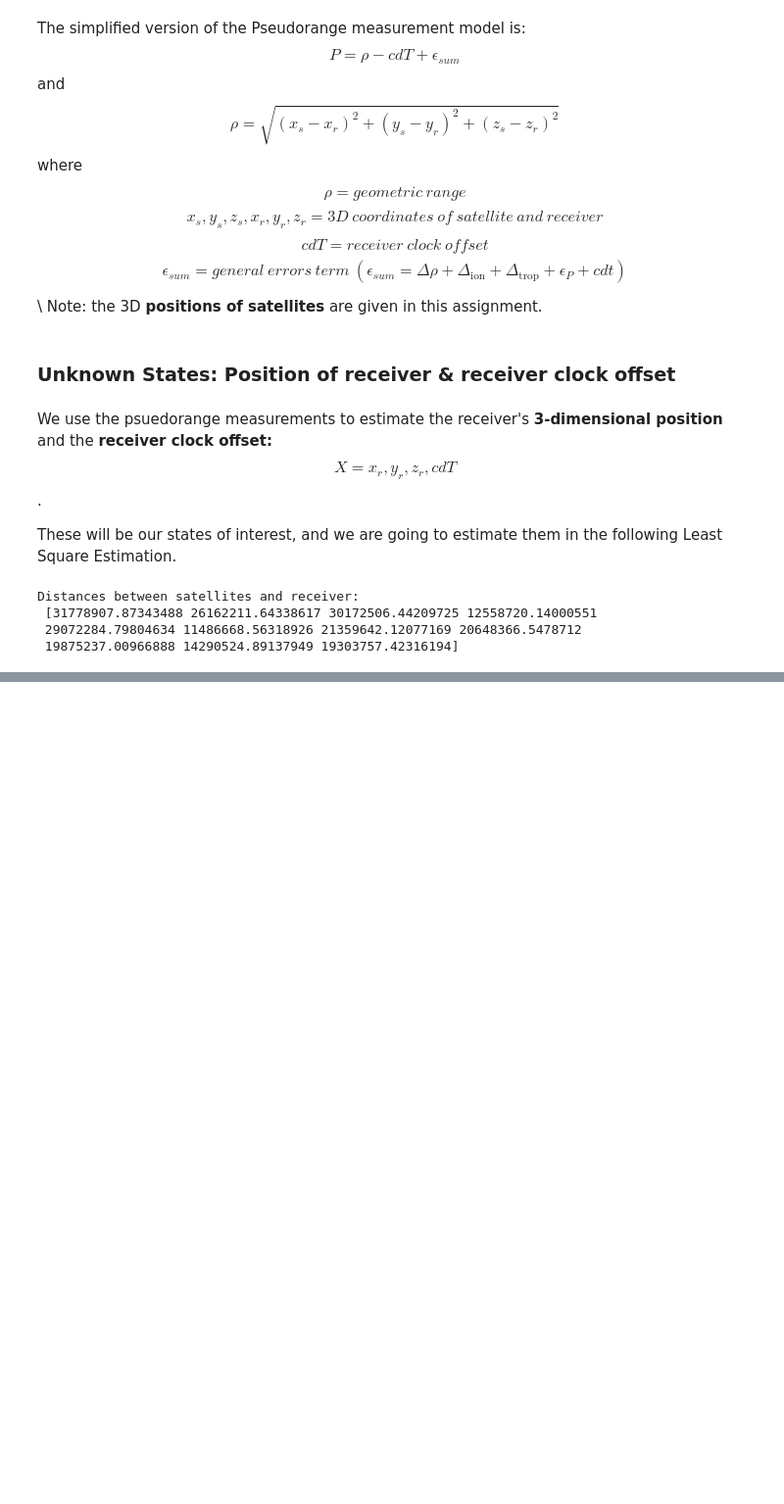
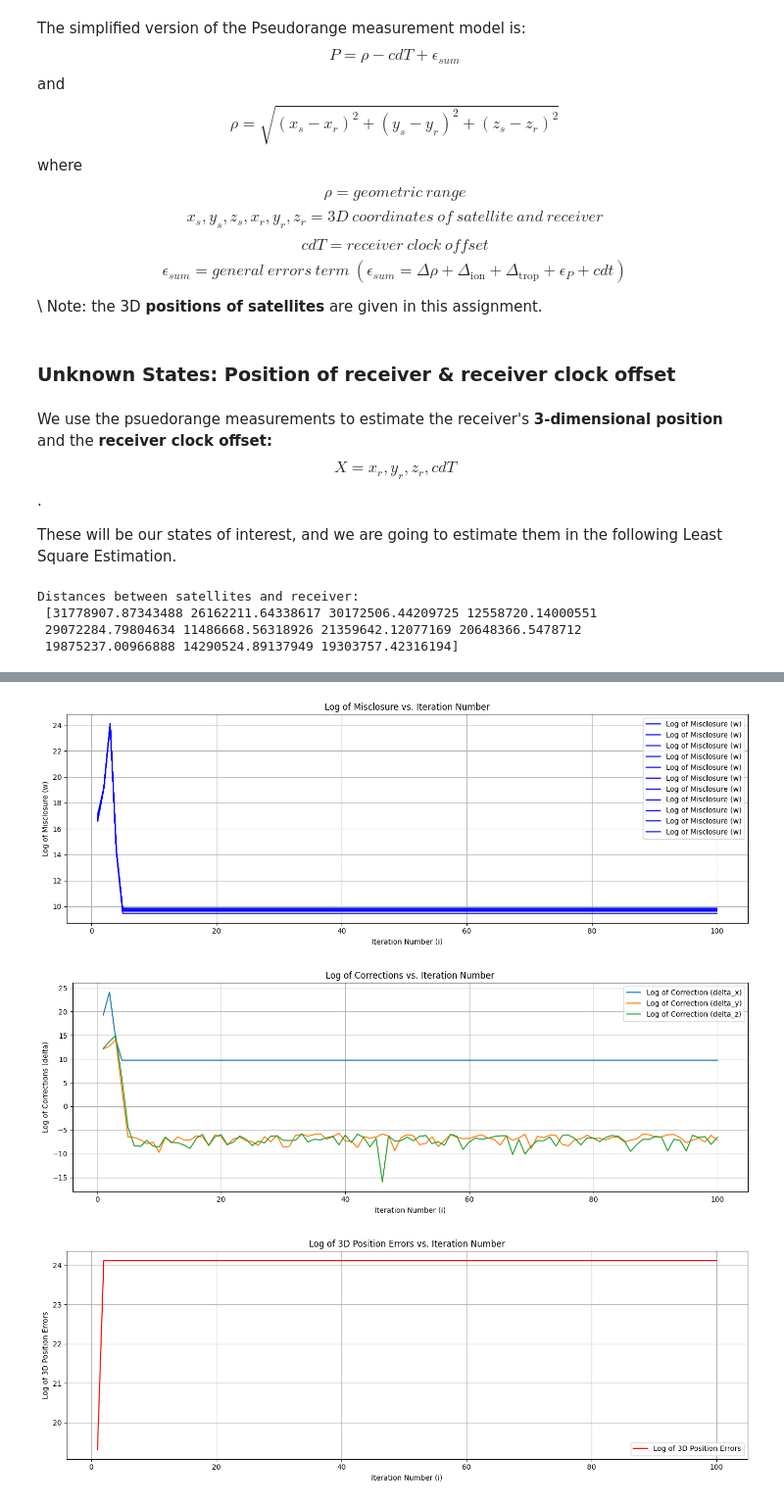
Before and after one commit to dhruvvyas0725/engg680_2024_fall, a Jupyter notebook: Lab Assignment 2/Assignment2.ipynb, the cells around one changed output, grey strips where cells are left out. Shown at 98% size. Saved outputs shown, nothing was run; the diff lists cells and outputs as text; code cells hidden in the pictures; blank space fills up the shorter version.

```diff
--- a/Lab Assignment 2/Assignment2.ipynb
+++ b/Lab Assignment 2/Assignment2.ipynb
@@ -459,8 +459,8 @@ These will be our states of interest, and we are going to estimate them in the f
 # Load the psuedorange measurements and satellites' positions files, store them in the format of numpy array
 # (hint: use pandas library to parse excel files into dataframe first, then convert them to numpy arrays)
 # (1 marks)
-df_pseudorange =pd.read_excel("/content/pseudoranges.xlsx")
-df_sat_pos =pd.read_excel("/content/satellite_position.xlsx")
+df_pseudorange =pd.read_excel('/pseudoranges.xlsx')
+df_sat_pos =pd.read_excel("/satellite_position.xlsx")
 
 pseudorange=df_pseudorange.to_numpy()
 sat_pos =df_sat_pos.to_numpy()
@@ -628,14 +712,47 @@ after the LSE convergence to the console.
 # %%
 # step 12
 # Using the imported matplotlib, plot the following (3 marks in total). Make sure to include proper axes information, legend, grid lines and title.
-
+arr_i = np.array(arr_i)
+arr_w = np.array(arr_w)
+arr_delta = np.array(arr_delta)
+arr_err_pos = np.array(arr_err_pos)
 # 1. Plot log of the misclosure w against the LSQ iteration number i
 # (1 marks)
+plt.figure(figsize=(14, 5))
+plt.plot(arr_i, np.log(np.abs(arr_w)), label='Log of Misclosure (w)', color='blue')
+plt.xlabel('Iteration Number (i)')
+plt.ylabel('Log of Misclosure (w)')
+plt.title('Log of Misclosure vs. Iteration Number')
+plt.legend()
+plt.grid(True)
+plt.tight_layout()
+plt.show()
 
 
 # 2. Plot log of the corrections delta against the LSQ iteration number i
 # (1 marks)
-
+plt.figure(figsize=(14, 5))
+plt.plot(arr_i, np.log(np.abs(arr_delta[:, :3])), label=['Log of Correction (delta_x)', 'Log of Correction (delta_y)', 'Log of Correction (delta_z)'])
+plt.xlabel('Iteration Number (i)')
+plt.ylabel('Log of Corrections (delta)')
+plt.title('Log of Corrections vs. Iteration Number')
+plt.legend()
+plt.grid(True)
+plt.tight_layout()
+plt.show()
 
 # 3. Plot log of the 3D position errors against the LSQ iteration number i
 # (1 marks)
+plt.figure(figsize=(14, 5))
+plt.plot(arr_i, np.log(np.abs(arr_err_pos)), label='Log of 3D Position Errors', color='red')
+plt.xlabel('Iteration Number (i)')
+plt.ylabel('Log of 3D Position Errors')
+plt.title('Log of 3D Position Errors vs. Iteration Number')
+plt.legend()
+plt.grid(True)
+plt.tight_layout()
+plt.show()
+# %% [output]
+[figure, added]
+[figure, added]
+[figure, added]
```
Also changed, not shown: parts of 10 cells of this notebook.
